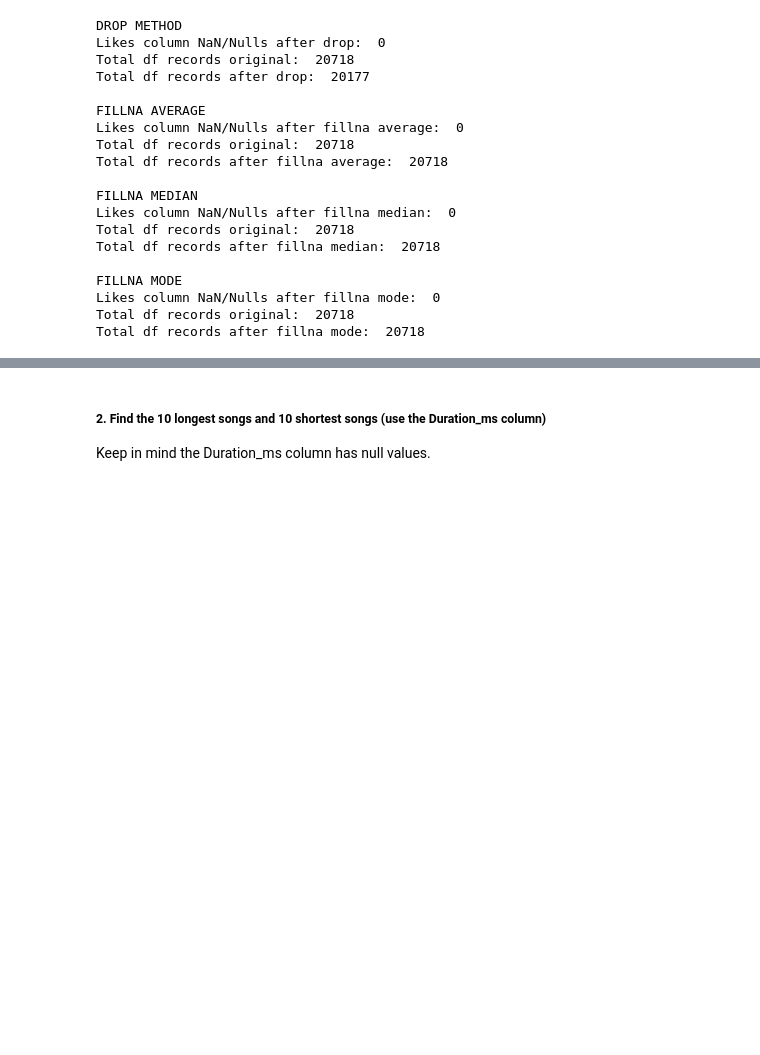
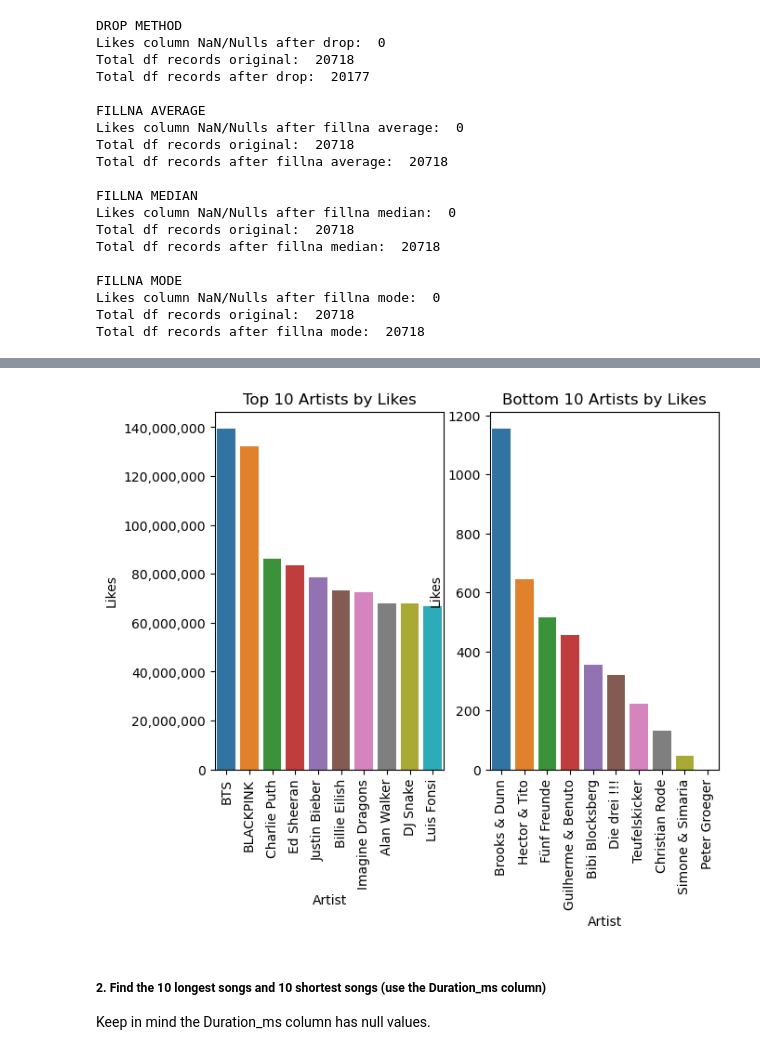
Before and after one commit to likeawednesday/TechCamp_DataViz, a Jupyter notebook: streaming_music_SOLUTION.ipynb, the cells around one changed output, grey strips where cells are left out. Saved outputs shown, nothing was run; the diff lists cells and outputs as text; code cells hidden in the pictures; blank space fills up the shorter version.

```diff
--- a/streaming_music_SOLUTION.ipynb
+++ b/streaming_music_SOLUTION.ipynb
@@ -137,3 +146,20 @@ FILLNA MODE
 Likes column NaN/Nulls after fillna mode:  0
 Total df records original:  20718
 Total df records after fillna mode:  20718
+# %%
+# group likes by artist
+
+# selected drop method as example to show here
+# reset_index permits us to get output in dataframe rather than a series (in short, it looks prettier)
+df_drop = df_drop.groupby(['Artist'])['Likes'].sum().reset_index()
+
+# show top and bottom 10 artists by likes using nsmallest/nlargest
+print('DROP METHOD\nUsing nlargest/nsmallest\nTOP 10 ARTISTS BY LIKES\n',df_drop.nlargest(n = 10, columns = ['Likes']))
+print('\nBOTTOM 10 ARTISTS BY LIKES\n', df_drop.nsmallest(n = 10, columns = ['Likes']))
+
+# using sort_values
+df_drop = df_drop.sort_values(by = 'Likes', ascending = False)
+
+# show top and bottom 10 artists by likes using sort_values
+print('\nUsing sort_values\nTOP 10 ARTISTS BY LIKES\n', df_drop.head(10))
+print('\nBOTTOM 10 ARTISTS BY LIKES\n', df_drop.tail(10))
@@ -140,3 +184,30 @@ Total df records after fillna mode:  20718
+# %%
+# create visual of top artists by likes
+
+# set subplots
+f, (ax1, ax2) = plt.subplots(1, 2, figsize=(7, 5), sharex = False)
+
+# create barplots
+sns.barplot(data = df_drop.head(10), x = 'Artist', y = 'Likes', ax = ax1)
+sns.barplot(data = df_drop.tail(10), x = 'Artist', y = 'Likes', ax = ax2)
+
+# rotate x-axis tick marks for better visibility
+# we cannot use plt.xticks (rotation = []) because of how we have these set up
+# were you to show each figure in a different cell, you could use plt.xticks
+ax1.tick_params(axis = 'x', labelrotation = 90)
+ax2.tick_params(axis = 'x', labelrotation = 90)
+
+# remove notation of 'le8' for numbers on top 10 and instead show full number with comma separator
+ax1.yaxis.set_major_formatter(mticker.FuncFormatter(lambda x, p: format(int(x), ',')))
+
+# set titles for each visual
+ax1.set_title('Top 10 Artists by Likes')
+ax2.set_title('Bottom 10 Artists by Likes')
+
+
+plt.show()
+# %% [output]
+[figure, added]
 # %% [markdown]
 ##### 2. Find the 10 longest songs and 10 shortest songs (use the Duration_ms column)
 Keep in mind the Duration_ms column has null values.
```
Also changed, not shown: parts of 6 cells of this notebook.
